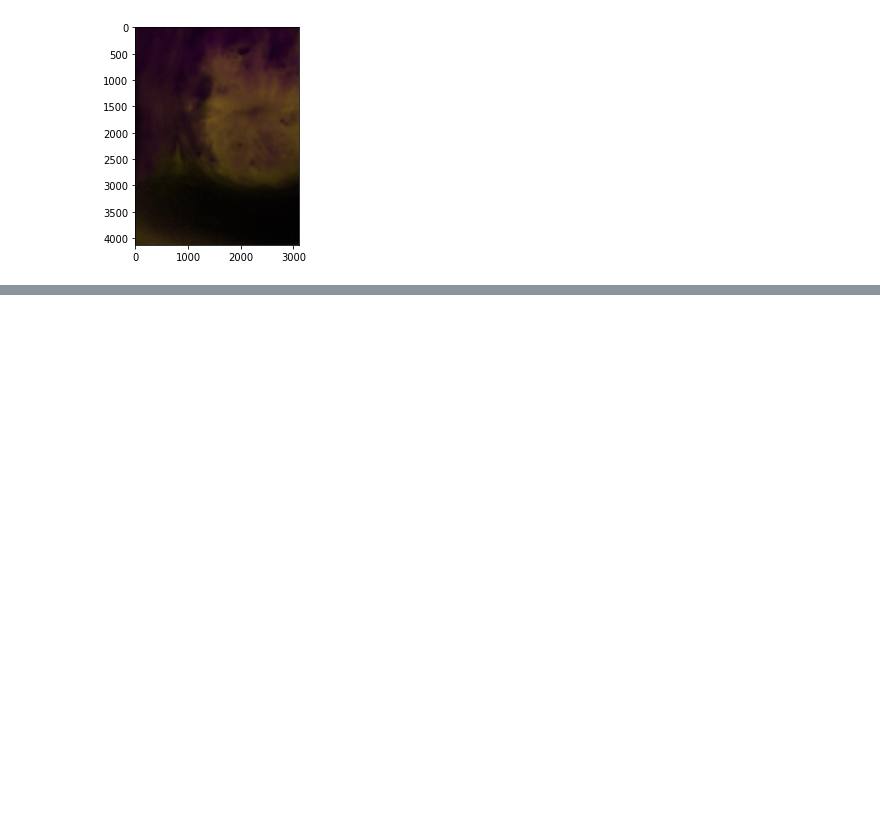
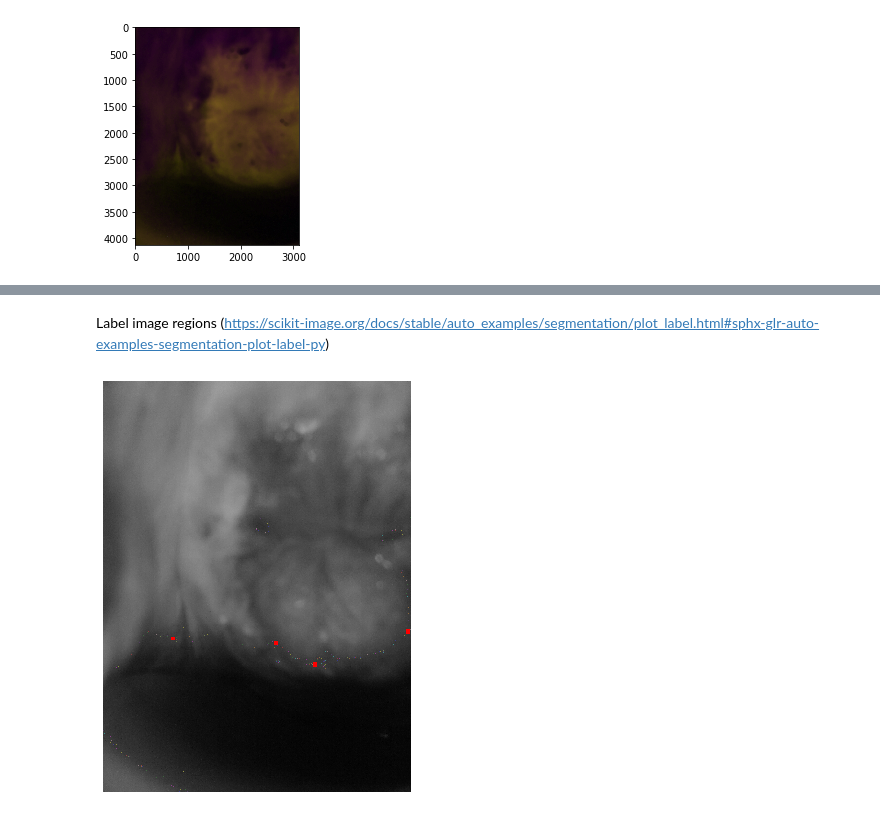
Before and after one commit to NadiaBlostein/Ai4GoodLab_CombatCervicalCancer, a Jupyter notebook: scitkit_image_exploration.ipynb, the cells around one changed output, grey strips where cells are left out. Saved outputs shown, nothing was run; the diff lists cells and outputs as text; code cells hidden in the pictures; blank space fills up the shorter version.

```diff
--- a/scitkit_image_exploration.ipynb
+++ b/scitkit_image_exploration.ipynb
@@ -135,0 +143,44 @@ plt.imshow(segmentation)
+# %% [markdown]
+Label image regions (https://scikit-image.org/docs/stable/auto_examples/segmentation/plot_label.html#sphx-glr-auto-examples-segmentation-plot-label-py)
+# %%
+import matplotlib.pyplot as plt
+import matplotlib.patches as mpatches
+
+from skimage import data
+from skimage.filters import threshold_otsu
+from skimage.segmentation import clear_border
+from skimage.measure import label, regionprops
+from skimage.morphology import closing, square
+from skimage.color import label2rgb
+
+
+image = plt.imread('sample_train_cervix_shapes/Type1/191.jpg')
+image = rgb2gray(img)
+# apply threshold
+thresh = threshold_otsu(image)
+bw = closing(image > thresh)
+# remove artifacts connected to image border
+cleared = clear_border(bw)
+# label image regions
+label_image = label(cleared)
+
+# to make the background transparent, pass the value of `bg_label`,
+# and leave `bg_color` as `None` and `kind` as `overlay`
+image_label_overlay = label2rgb(label_image, image=image, bg_label=0)
+fig, ax = plt.subplots(figsize=(10, 6))
+ax.imshow(image_label_overlay)
+
+for region in regionprops(label_image):
+    # take regions with large enough areas
+    if region.area >= 100:
+        # draw rectangle around segmented coins
+        minr, minc, maxr, maxc = region.bbox
+        rect = mpatches.Rectangle((minc, minr), maxc - minc, maxr - minr,
+                                  fill=False, edgecolor='red', linewidth=2)
+        ax.add_patch(rect)
+
+ax.set_axis_off()
+plt.tight_layout()
+plt.show()
+# %% [output]
+[figure, added]
```
Also changed, not shown: parts of 5 cells of this notebook.
